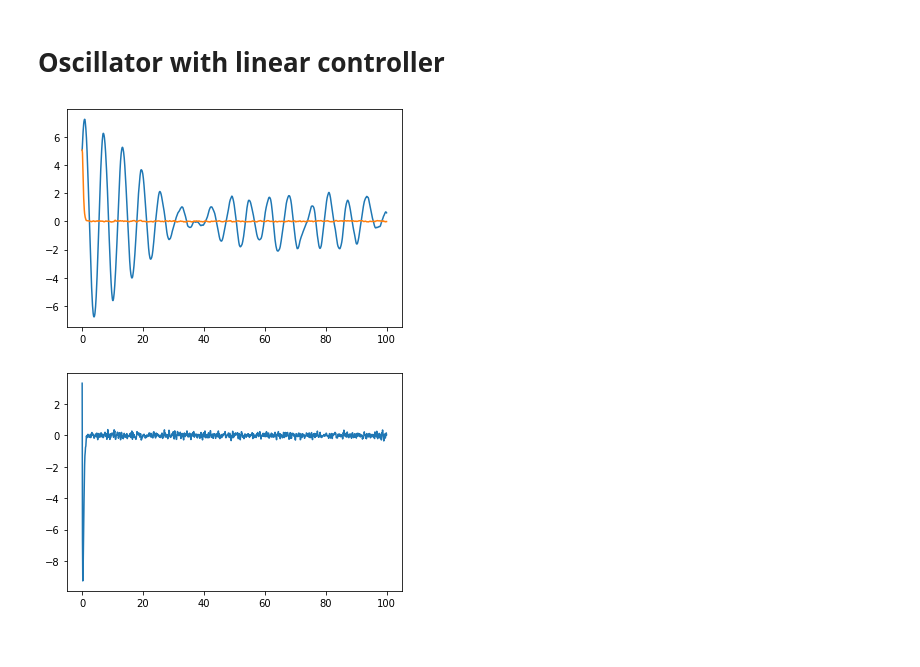
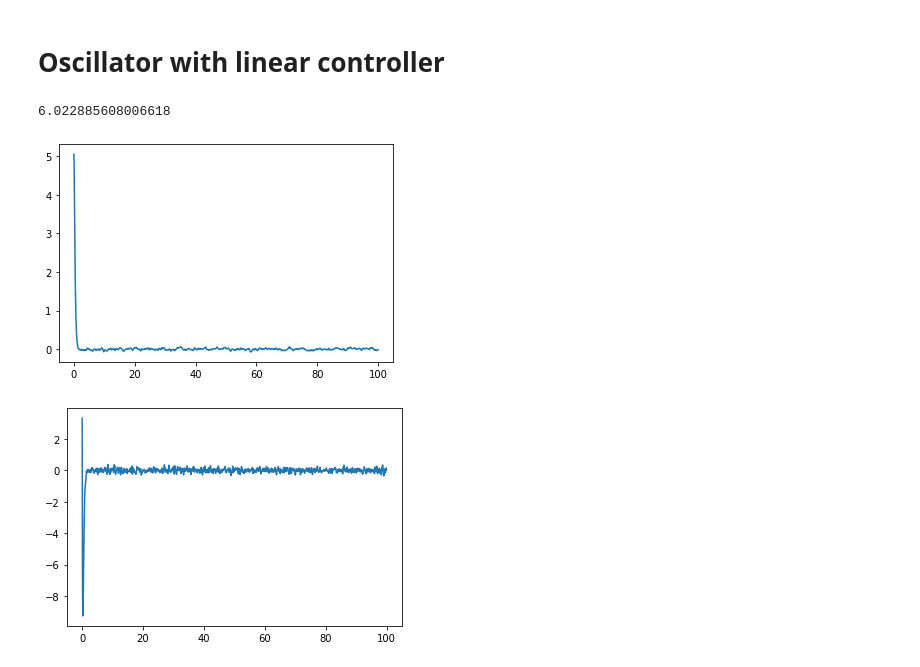
Before and after one commit to rdbrackston/NN-control, a Jupyter notebook: minimal_neural_ode/tf_minimal_sde.ipynb, the cells around one changed output. Cells and saved outputs as stored; diff of their text form; code cells hidden in the pictures.

```diff
--- a/minimal_neural_ode/tf_minimal_sde.ipynb
+++ b/minimal_neural_ode/tf_minimal_sde.ipynb
@@ -50,18 +53,22 @@ class odeModel_oscillator_control(tf.keras.Model):
 # %%
 time_steps = 1000
 t_grid = np.linspace(0, 100, time_steps)
 y0 = tf.cast([[5.], [5.]], tf.float32)
 
+t1 = time.perf_counter()
 trajectory = euler_sde(odeModel_oscillator_control(), y0, t_grid, 1e-2)
+t2 = time.perf_counter()
+print(t2-t1)
 y = np.concatenate(trajectory[:,0])
 ydot = np.concatenate(trajectory[:,1])
 trajectory.shape
 
 # plt.plot(t_grid,free_trajectory, t_grid,y)
-plt.plot(t_free,free_trajectory, t_grid,y)
+plt.plot(t_grid,y)
 plt.show()
 # %% [output]
+6.022885608006618
-[figure, old version]
+[figure, new version]
 # %%
 plt.plot(t_grid,ydot)
 plt.show()
```
Also changed, not shown: parts of 16 cells of this notebook.
